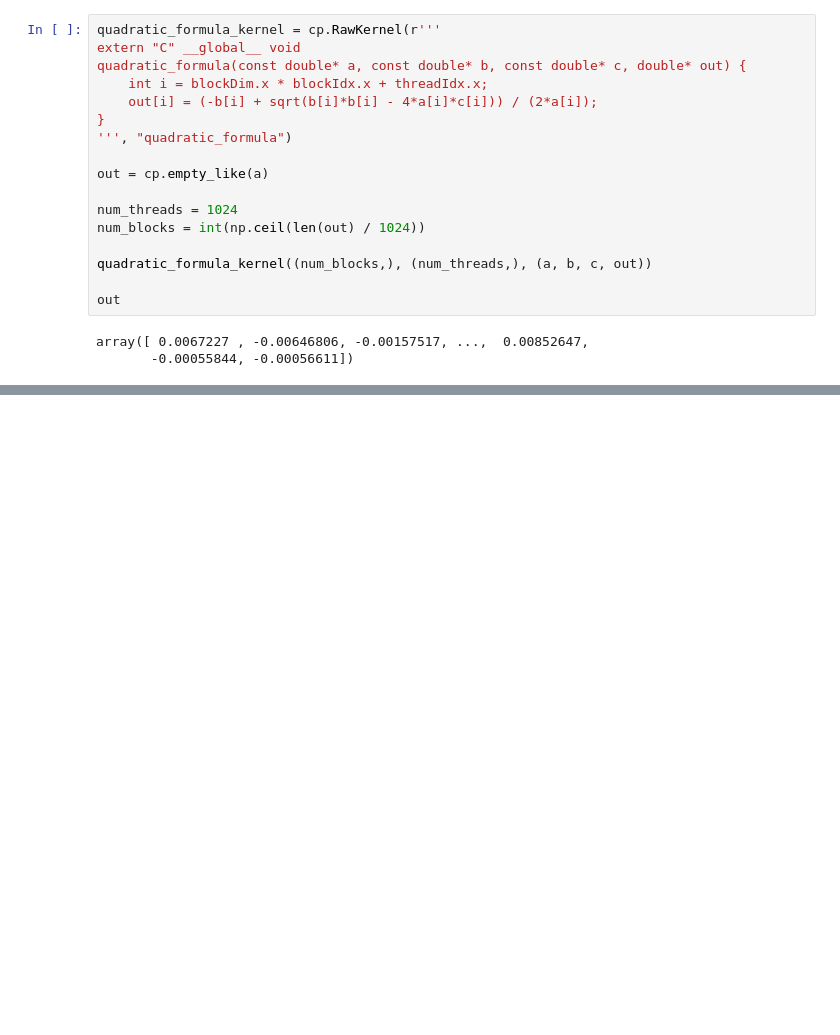
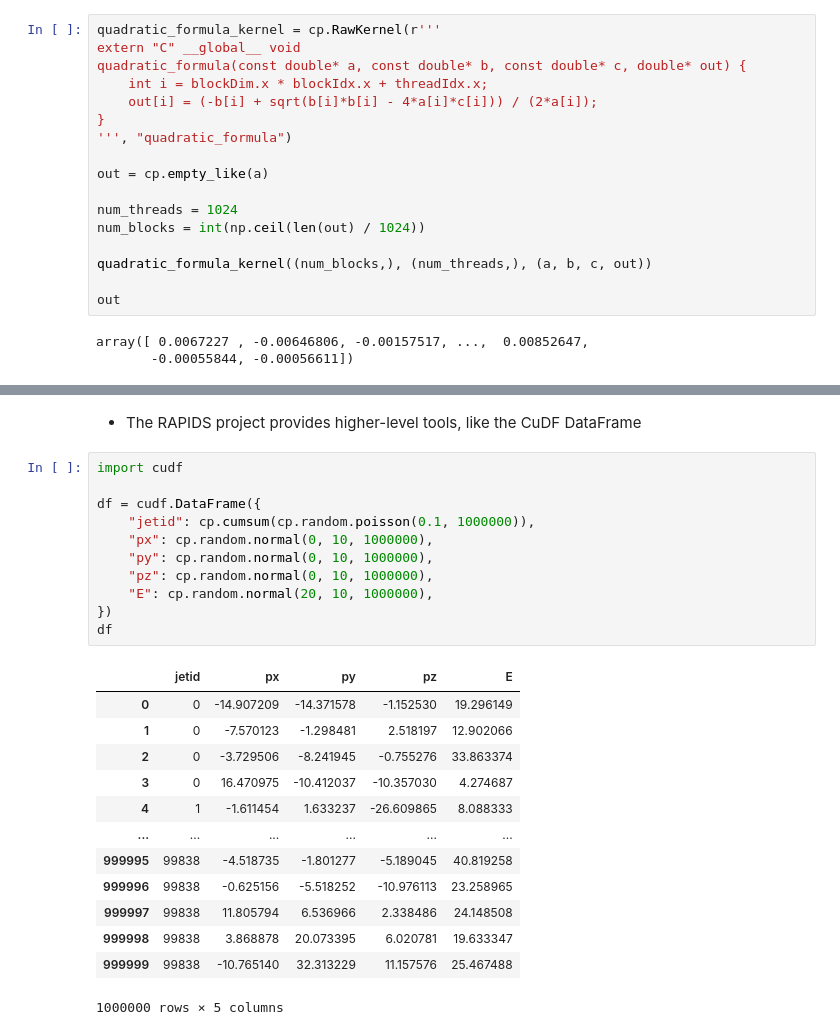
Before and after one commit to jpivarski-talks/2023-11-02-atlas-gpu-python-tutorial, a Jupyter notebook: lecture-slides.ipynb, the cells around one changed output, grey strips where cells are left out. Cells and saved outputs as stored; diff of their text form; blank space fills up the shorter version.

```diff
--- a/lecture-slides.ipynb
+++ b/lecture-slides.ipynb
@@ -313,0 +469,27 @@ Next: CuPy is a more-or-less defactor standard array for GPUs, except that Tenso
+# %% [markdown]
+* The RAPIDS project provides higher-level tools, like the CuDF DataFrame
+# %%
+import cudf
+
+df = cudf.DataFrame({
+    "jetid": cp.cumsum(cp.random.poisson(0.1, 1000000)),
+    "px": cp.random.normal(0, 10, 1000000),
+    "py": cp.random.normal(0, 10, 1000000),
+    "pz": cp.random.normal(0, 10, 1000000),
+    "E": cp.random.normal(20, 10, 1000000),
+})
+df
+# %% [output]
+|  | jetid | px | py | pz | E |
+| 0 | 0 | -14.907209 | -14.371578 | -1.152530 | 19.296149 |
+| 1 | 0 | -7.570123 | -1.298481 | 2.518197 | 12.902066 |
+| 2 | 0 | -3.729506 | -8.241945 | -0.755276 | 33.863374 |
+| 3 | 0 | 16.470975 | -10.412037 | -10.357030 | 4.274687 |
+| 4 | 1 | -1.611454 | 1.633237 | -26.609865 | 8.088333 |
+| ... | ... | ... | ... | ... | ... |
+| 999995 | 99838 | -4.518735 | -1.801277 | -5.189045 | 40.819258 |
+| 999996 | 99838 | -0.625156 | -5.518252 | -10.976113 | 23.258965 |
+| 999997 | 99838 | 11.805794 | 6.536966 | 2.338486 | 24.148508 |
+| 999998 | 99838 | 3.868878 | 20.073395 | 6.020781 | 19.633347 |
+| 999999 | 99838 | -10.765140 | 32.313229 | 11.157576 | 25.467488 |
+1000000 rows × 5 columns
```
Also changed, not shown: parts of 47 cells of this notebook.
